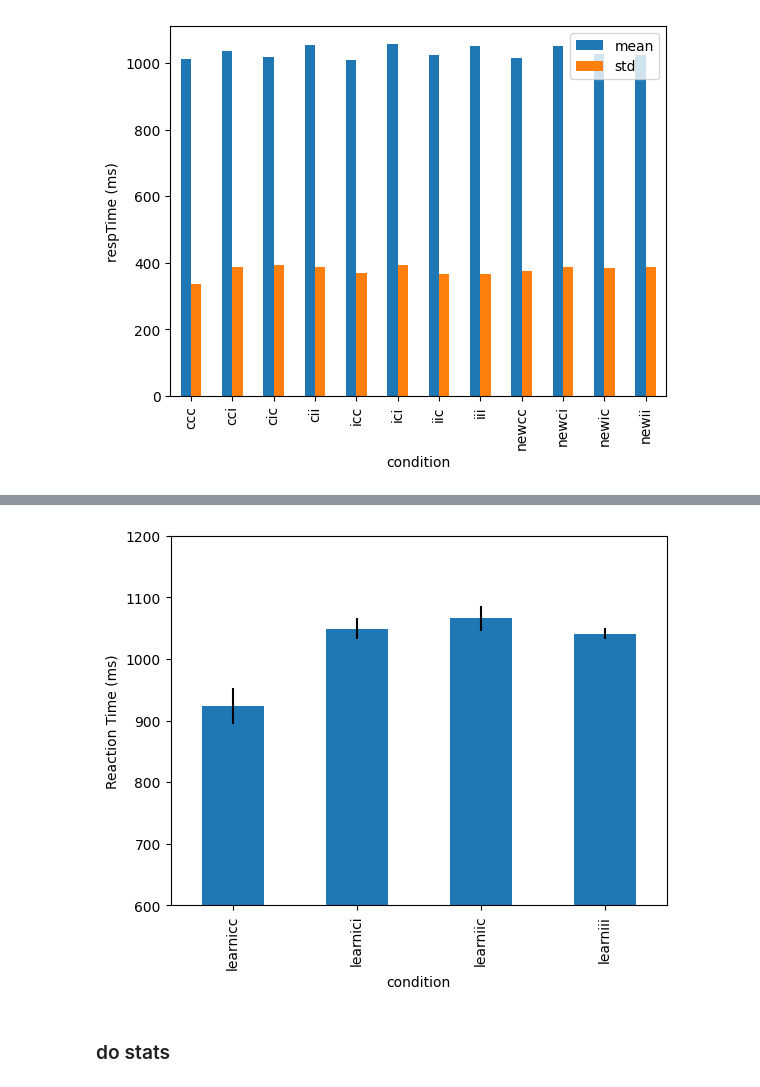
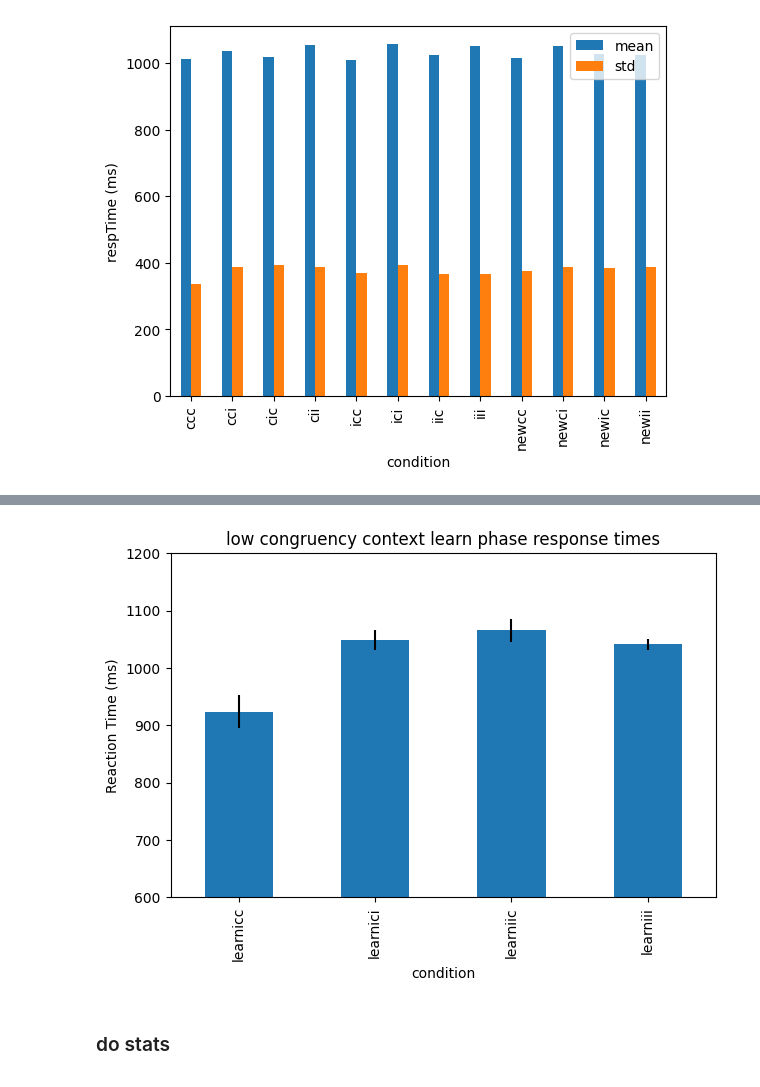
Before and after one commit to jimzhang629/contextFlanker2.0, a Jupyter notebook: analysis/makecsv.ipynb, the cells around one changed output, grey strips where cells are left out. Saved outputs shown, nothing was run; the diff lists cells and outputs as text; code cells hidden in the pictures.

```diff
--- a/analysis/makecsv.ipynb
+++ b/analysis/makecsv.ipynb
@@ -751,19 +804,22 @@ plt.savefig("highConContextLearnRT.png")
 # %%
 lowConLearnAccMean = lowConLearnStatsDF.groupby('condition').accuracy.mean()
 lowConLearnAccSEM = lowConLearnStatsDF.groupby('condition').accuracy.sem()
 
-p = lowConLearnAccMean.plot(kind='bar', ylabel='accuracy %', yerr=lowConLearnAccSEM)
+p = lowConLearnAccMean.plot(kind='bar', ylabel='accuracy %', yerr=lowConLearnAccSEM, title='low congruency context learn phase accuracies')
 p.set_ylim(0.75,1.0)
+plt.tight_layout()
 plt.savefig("lowConContextLearnAcc.png")
 
 lowConLearnRTMean = lowConLearnStatsDF.groupby('condition').respTime.mean()
 lowConLearnRTSEM = lowConLearnStatsDF.groupby('condition').respTime.sem()
 
-p = lowConLearnRTMean.plot(kind='bar', ylabel='Reaction Time (ms)', yerr=lowConLearnRTSEM)
-p.set_ylim(600,1200);
+p = lowConLearnRTMean.plot(kind='bar', ylabel='Reaction Time (ms)', yerr=lowConLearnRTSEM, title='low congruency context learn phase response times')
+p.set_ylim(600,1200)
+plt.tight_layout()
+
 plt.savefig("lowConContextLearnRT.png")
 # %% [output]
-[figure, old version]
+[figure, new version]
 # %% [markdown]
 ### do stats
 # %%
```
Also changed, not shown: parts of 9 cells of this notebook, 1 other file.
